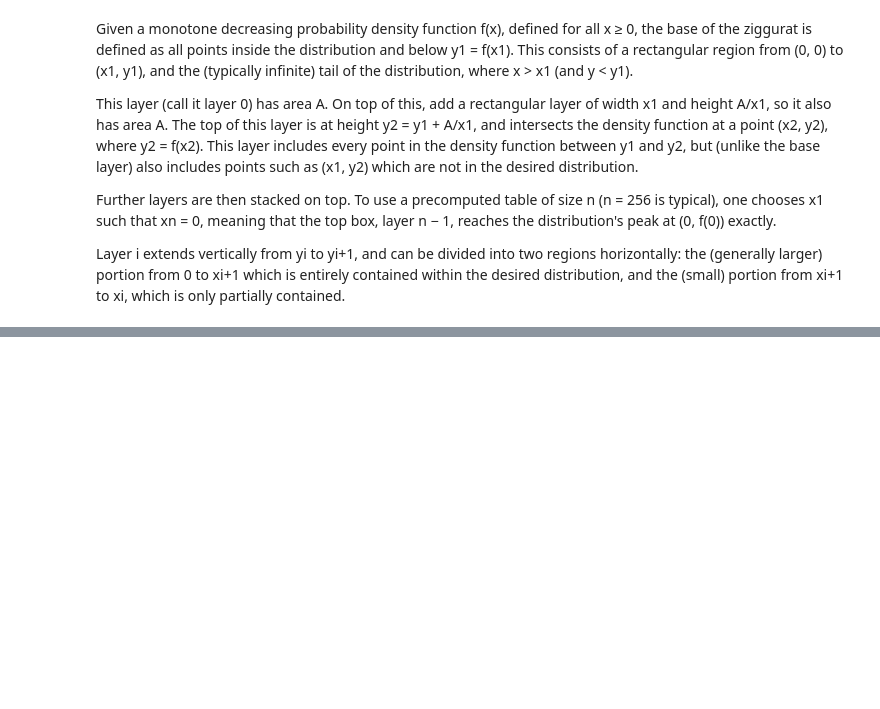
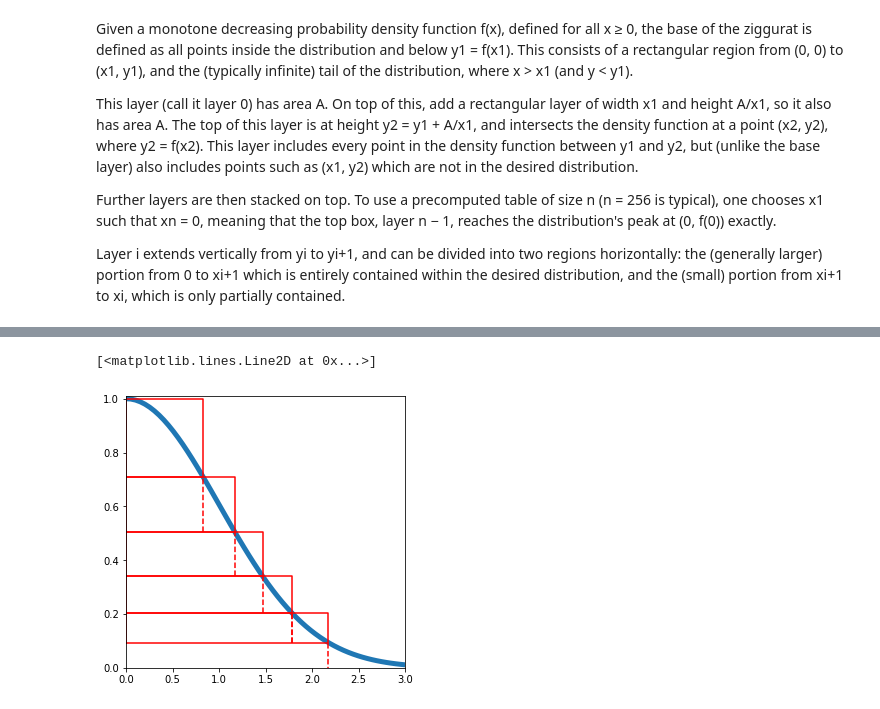
Before and after one commit to tmerrittsmith/normal_distribution_sampler, a Jupyter notebook: normal_distribution_sampler_1.ipynb, the cells around one changed output, grey strips where cells are left out. Saved outputs shown, nothing was run; the diff lists cells and outputs as text; code cells hidden in the pictures; blank space fills up the shorter version.

Commit message:
fixed ziggurat method

```diff
--- a/normal_distribution_sampler_1.ipynb
+++ b/normal_distribution_sampler_1.ipynb
@@ -590,0 +582,19 @@ from scipy.special import erf, erfc
+# %%
+## want to find x_1 such that base_area - top area = 0
+
+def calculate_table(x, n):
+    y = gauss(x)
+    areas = []
+    xs = []
+    ys = []
+    area = np.sqrt(np.pi / 2) * erfc(x / np.sqrt(2)) + x * y
+    for i in range(n):
+        areas.append(area)
+        y_new = y + area / x
+        x_new = inverse_gauss(y_new)
+        xs.append(x)
+        ys.append(y)
+        area = x * (y_new - y)
+        y = y_new
+        x = x_new
+    return areas, ys, xs
@@ -590,0 +610,22 @@ from scipy.special import erf, erfc
+# %%
+x = np.linspace(0,3,60)
+y = gauss(x)
+
+fig, ax = plt.subplots(figsize=(5,5))
+ax.plot(x, y, linewidth=5)
+ax.set_xlim(0,3)
+ax.set_ylim(0,1.01)
+
+
+def plot_ziggurat(x, yl, yu):
+    ax.plot([0, x, x, 0, 0],[yl, yl, yu, yu, yl], color='r')
+plot_ziggurat(xs[4], ys[4],1)
+ax.plot([xs[0], xs[0]],[ys[0], 0], "--", color='r')
+
+for i in range(3, -1, -1):
+    ax.plot([xs[i + 1], xs[i + 1]],[ys[i], ys[i + 1]], "--",  color='r')
+    plot_ziggurat(xs[i], ys[i],ys[i + 1])
+ax.plot([xs[i + 1], xs[i + 1]],[ys[i], ys[i + 1]], "--",  color='r')
+# %% [output]
+[<matplotlib.lines.Line2D at 0x...>]
+[figure, added]
```
Also changed, not shown: parts of 25 cells of this notebook.
